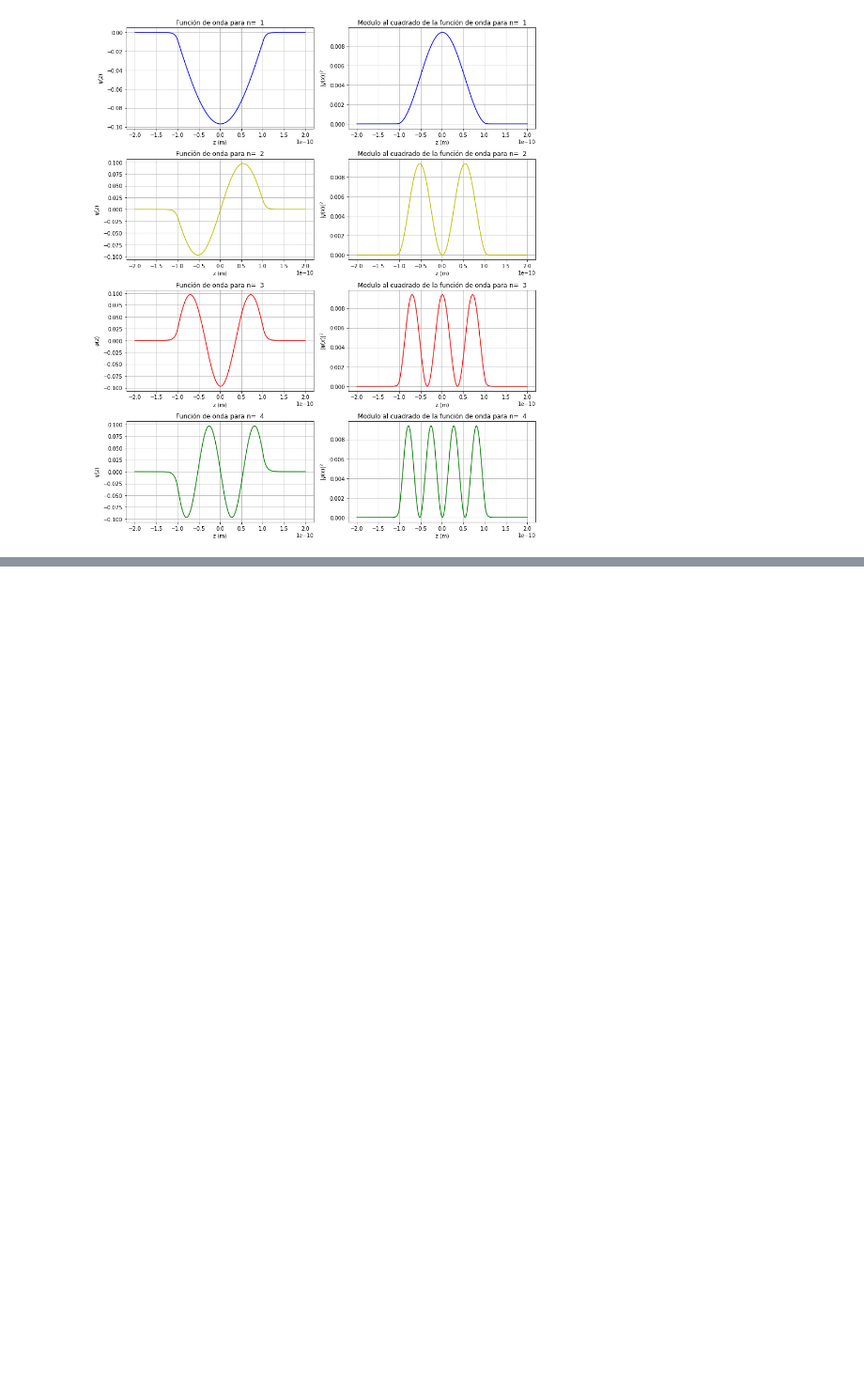
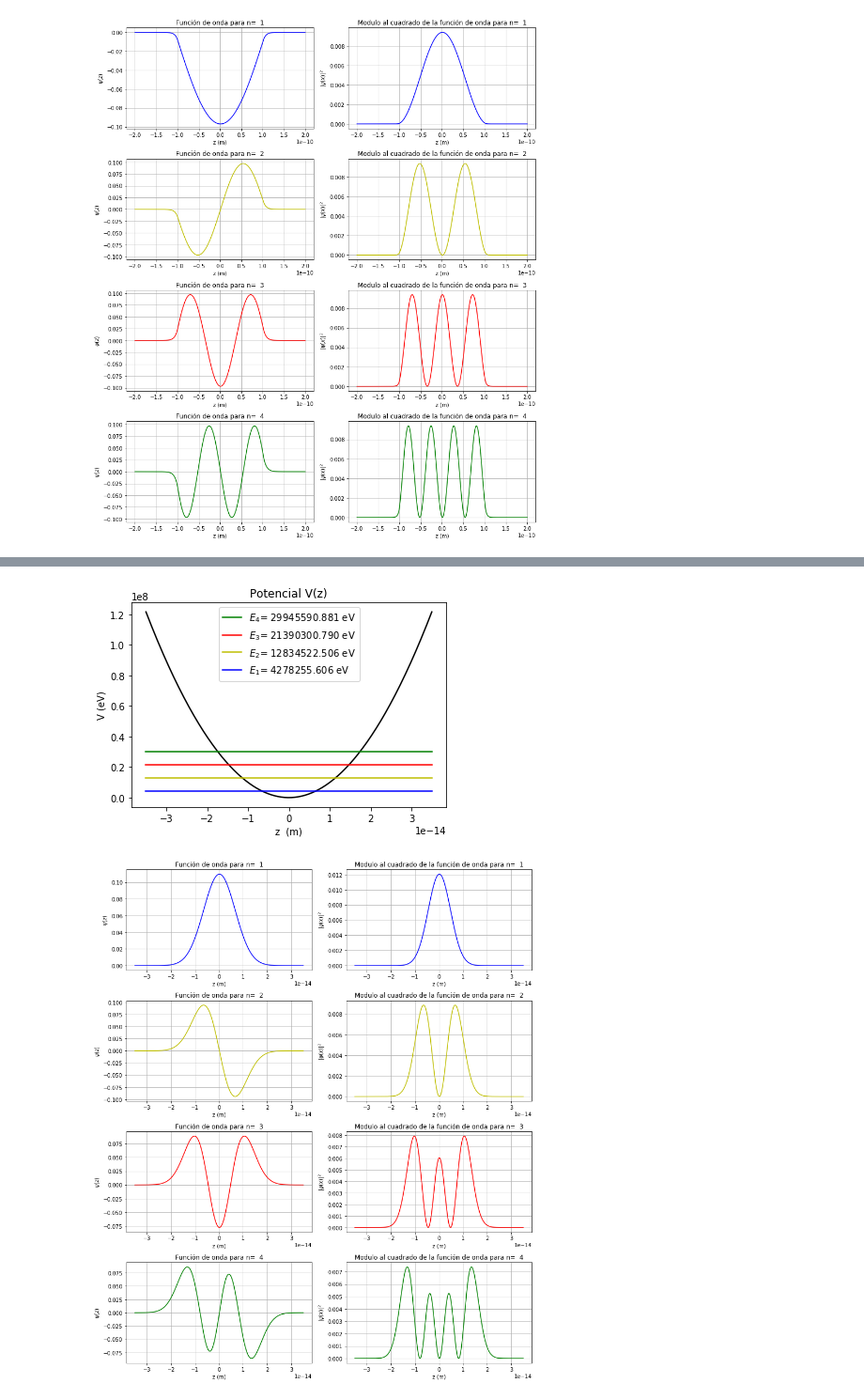
Before and after one commit to Kevincor1/Proyecto_1, a Jupyter notebook: prototipo3.ipynb, the cells around one changed output, grey strips where cells are left out. Shown: that part at 94% size. Drawn from its saved outputs; the diff is of its cells as text; code cells hidden in the pictures; blank space fills up the shorter version.

```diff
--- a/prototipo3.ipynb
+++ b/prototipo3.ipynb
@@ -120,0 +122,5 @@ c.Phi(4)
+# %%
+b=c.Phi(4)
+# %% [output]
+[figure, added]
+[figure, added]
```
Also changed, not shown: parts of 6 cells of this notebook.
